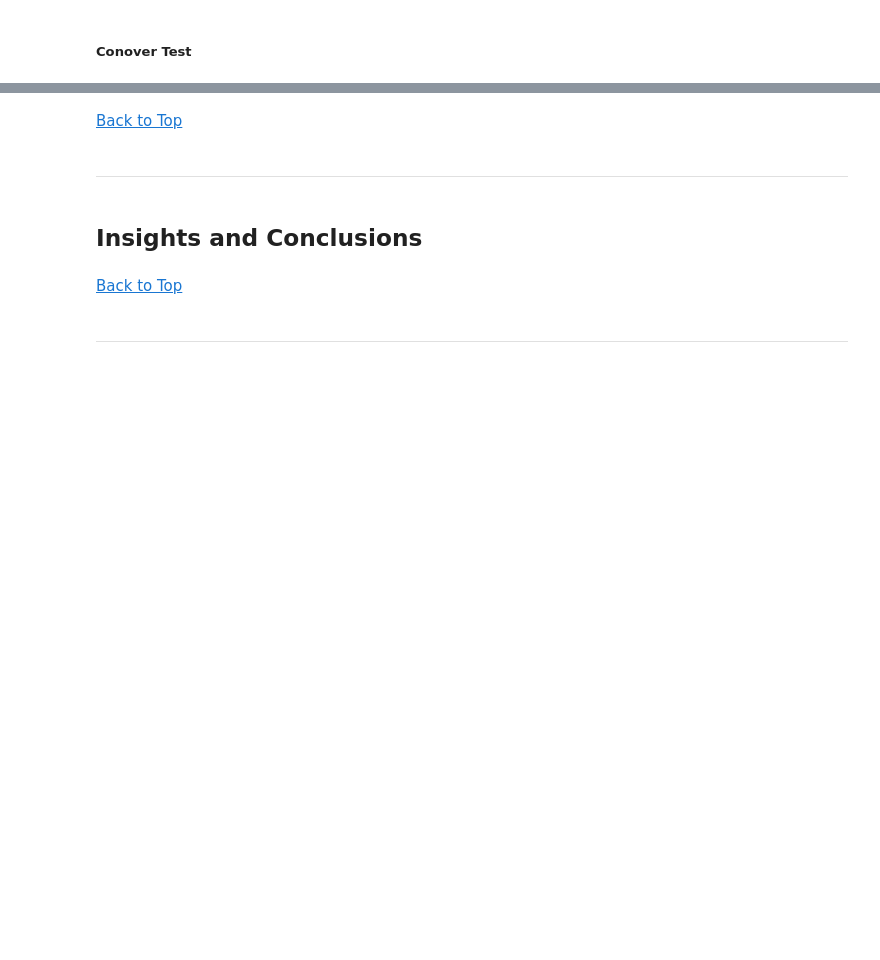
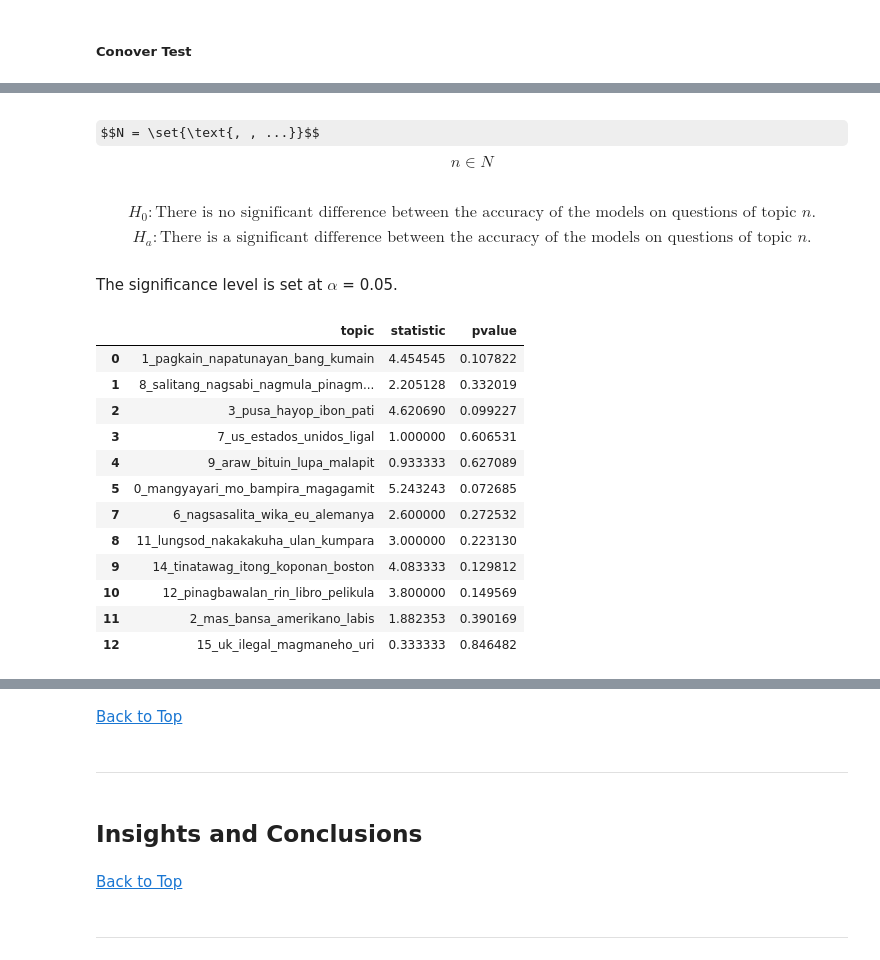
Before and after one commit to Dawsxn/CSMODEL_MCO, a Jupyter notebook: phase_2.ipynb, the cells around one changed output, grey strips where cells are left out. Cells and saved outputs as stored; diff of their text form; code cells hidden in the pictures; some formulas as TeX source; blank space fills up the shorter version.

Commit message:
feat: add data miner and tests for topics

```diff
--- a/phase_2.ipynb
+++ b/phase_2.ipynb
@@ -1160,0 +986,16 @@ px.bar(
+# %%
+friedman_results = []
+
+for topic, topic_df in topic_english_dfs.items():
+    if any(topic_df[model].nunique() <= 1 for model in topic_df.columns):
+        continue
+
+    statistic, pvalue = friedmanchisquare(*[topic_df[model] for model in topic_df.columns])
+
+    friedman_results.append({
+        'topic': topic,
+        'statistic': statistic,
+        'pvalue': pvalue
+    })
+
+friedman_df = pd.DataFrame(friedman_results).round(8)
@@ -1162,0 +1161,51 @@ px.bar(
+# %%
+topic_filipino_dfs = {}
+
+for topic in agg_filipino['Name'].unique():
+    topic_filipino_dfs[topic] = (
+        agg_filipino[agg_filipino['Name'] == topic].groupby(['QID', 'model'], as_index=False)
+        .agg(accuracy=('accuracy', 'mean'))
+        .pivot(index='QID', columns='model', values='accuracy')
+    )
+# %% [markdown]
+$$N = \set{\text{, , ...}}$$
+$$n \in N$$
+# %% [markdown]
+$$ H_0: \text{There is no significant difference between the accuracy of the models on questions of topic $n$.} $$
+$$ H_a: \text{There is a significant difference between the accuracy of the models on questions of topic $n$.} $$
+# %%
+alpha = 0.05
+# %% [markdown]
+The significance level is set at $\alpha$ = 0.05.
+# %%
+friedman_results = []
+
+for topic, topic_df in topic_filipino_dfs.items():
+    if any(topic_df[model].nunique() <= 1 for model in topic_df.columns):
+        continue
+
+    statistic, pvalue = friedmanchisquare(*[topic_df[model] for model in topic_df.columns])
+
+    friedman_results.append({
+        'topic': topic,
+        'statistic': statistic,
+        'pvalue': pvalue
+    })
+
+friedman_df = pd.DataFrame(friedman_results).round(8)
+# %%
+friedman_df[friedman_df['pvalue'] > alpha]
+# %% [output]
+|  | topic | statistic | pvalue |
+| 0 | 1_pagkain_napatunayan_bang_kumain | 4.454545 | 0.107822 |
+| 1 | 8_salitang_nagsabi_nagmula_pinagm... | 2.205128 | 0.332019 |
+| 2 | 3_pusa_hayop_ibon_pati | 4.620690 | 0.099227 |
+| 3 | 7_us_estados_unidos_ligal | 1.000000 | 0.606531 |
+| 4 | 9_araw_bituin_lupa_malapit | 0.933333 | 0.627089 |
+| 5 | 0_mangyayari_mo_bampira_magagamit | 5.243243 | 0.072685 |
+| 7 | 6_nagsasalita_wika_eu_alemanya | 2.600000 | 0.272532 |
+| 8 | 11_lungsod_nakakakuha_ulan_kumpara | 3.000000 | 0.223130 |
+| 9 | 14_tinatawag_itong_koponan_boston | 4.083333 | 0.129812 |
+| 10 | 12_pinagbawalan_rin_libro_pelikula | 3.800000 | 0.149569 |
+| 11 | 2_mas_bansa_amerikano_labis | 1.882353 | 0.390169 |
+| 12 | 15_uk_ilegal_magmaneho_uri | 0.333333 | 0.846482 |
```
Also changed, not shown: parts of 97 cells of this notebook, 4 other files.
